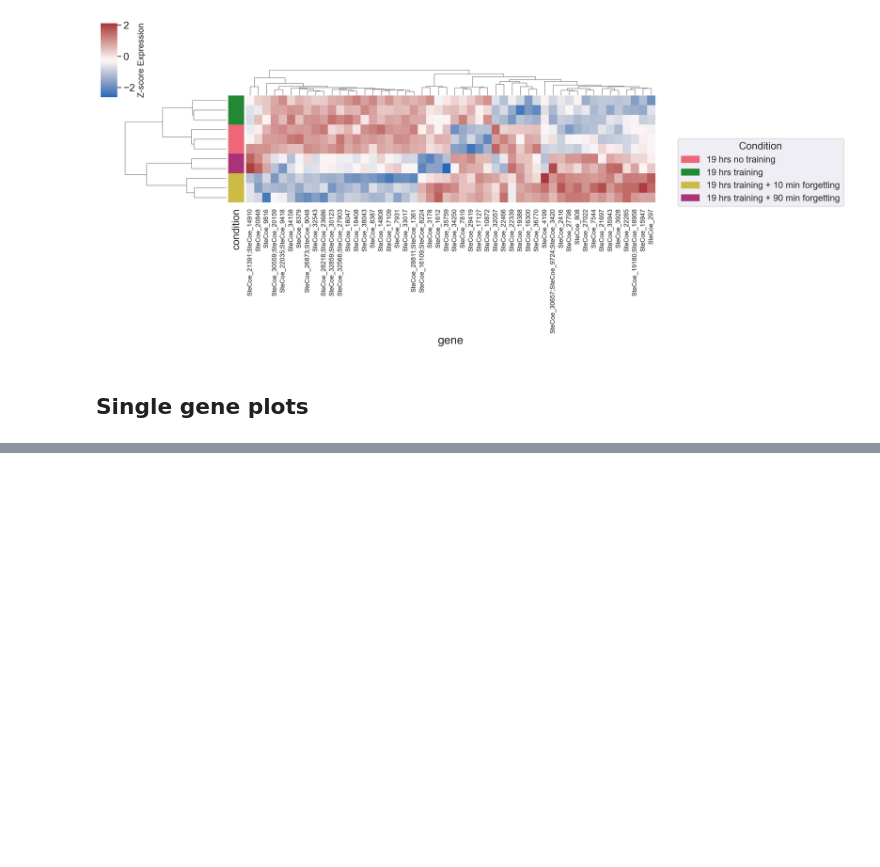
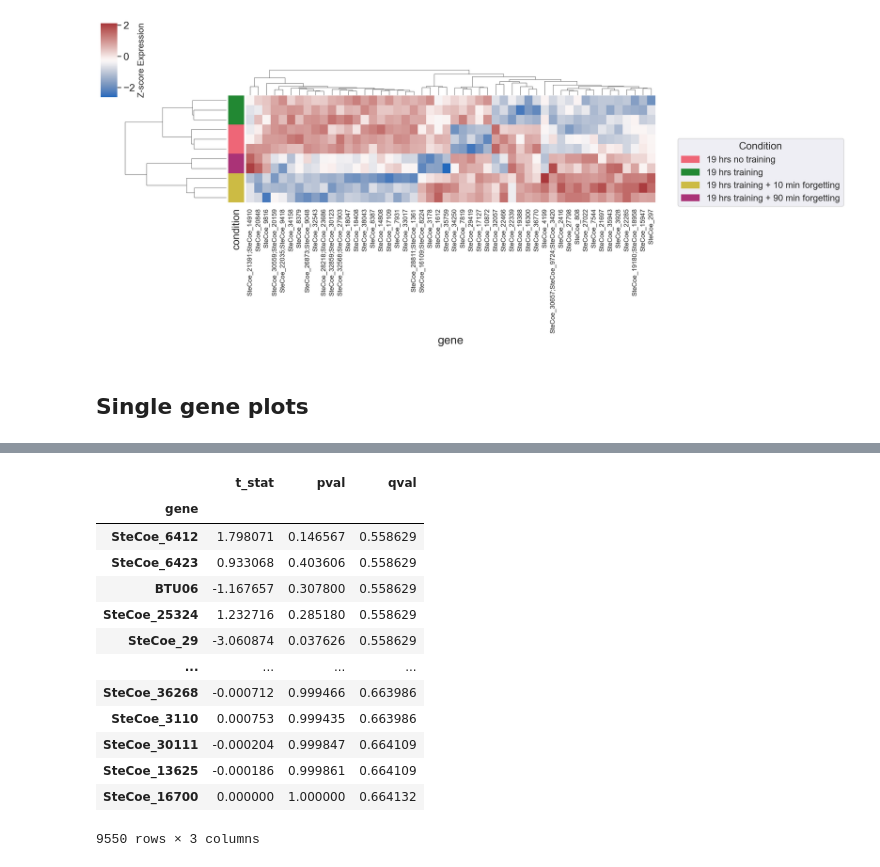
Before and after one commit to aralbright/2025_stentor_learning, a Jupyter notebook: exp2/exp2_proteomics.ipynb, the cells around one changed output, grey strips where cells are left out. Saved outputs shown, nothing was run; the diff lists cells and outputs as text; code cells hidden in the pictures; blank space fills up the shorter version.

```diff
--- a/exp2/exp2_proteomics.ipynb
+++ b/exp2/exp2_proteomics.ipynb
@@ -967,0 +1053,14 @@ df.head(50)
+# %%
+# group data
+group_t19 = s2c[s2c['condition'] == 't_19'].index
+group_f90 = s2c[s2c['condition'] == 'f_90'].index
+# %%
+res_1990 = []
+
+for gene in df.index:
+    group_t19_val = df.loc[gene, group_t19]
+    group_f90_val = df.loc[gene, group_f90]
+    t_stat, p_val = stats.ttest_ind(group_t19_val, group_f90_val)
+    res_1990.append({'gene': gene, 't_stat': t_stat, 'pval': p_val})
+# %%
+res_1990 = pd.DataFrame(res_1990).set_index('gene')
@@ -967,0 +1084,19 @@ df.head(50)
+# %%
+res_1990['qval'] = compute_qvalues_r(res_1990['pval'])
+# %%
+res_1990.sort_values('qval')
+# %% [output]
+|  | t_stat | pval | qval |
+| gene |  |  |  |
+| SteCoe_6412 | 1.798071 | 0.146567 | 0.558629 |
+| SteCoe_6423 | 0.933068 | 0.403606 | 0.558629 |
+| BTU06 | -1.167657 | 0.307800 | 0.558629 |
+| SteCoe_25324 | 1.232716 | 0.285180 | 0.558629 |
+| SteCoe_29 | -3.060874 | 0.037626 | 0.558629 |
+| ... | ... | ... | ... |
+| SteCoe_36268 | -0.000712 | 0.999466 | 0.663986 |
+| SteCoe_3110 | 0.000753 | 0.999435 | 0.663986 |
+| SteCoe_30111 | -0.000204 | 0.999847 | 0.664109 |
+| SteCoe_13625 | -0.000186 | 0.999861 | 0.664109 |
+| SteCoe_16700 | 0.000000 | 1.000000 | 0.664132 |
+9550 rows × 3 columns
```
Also changed, not shown: parts of 30 cells of this notebook.
